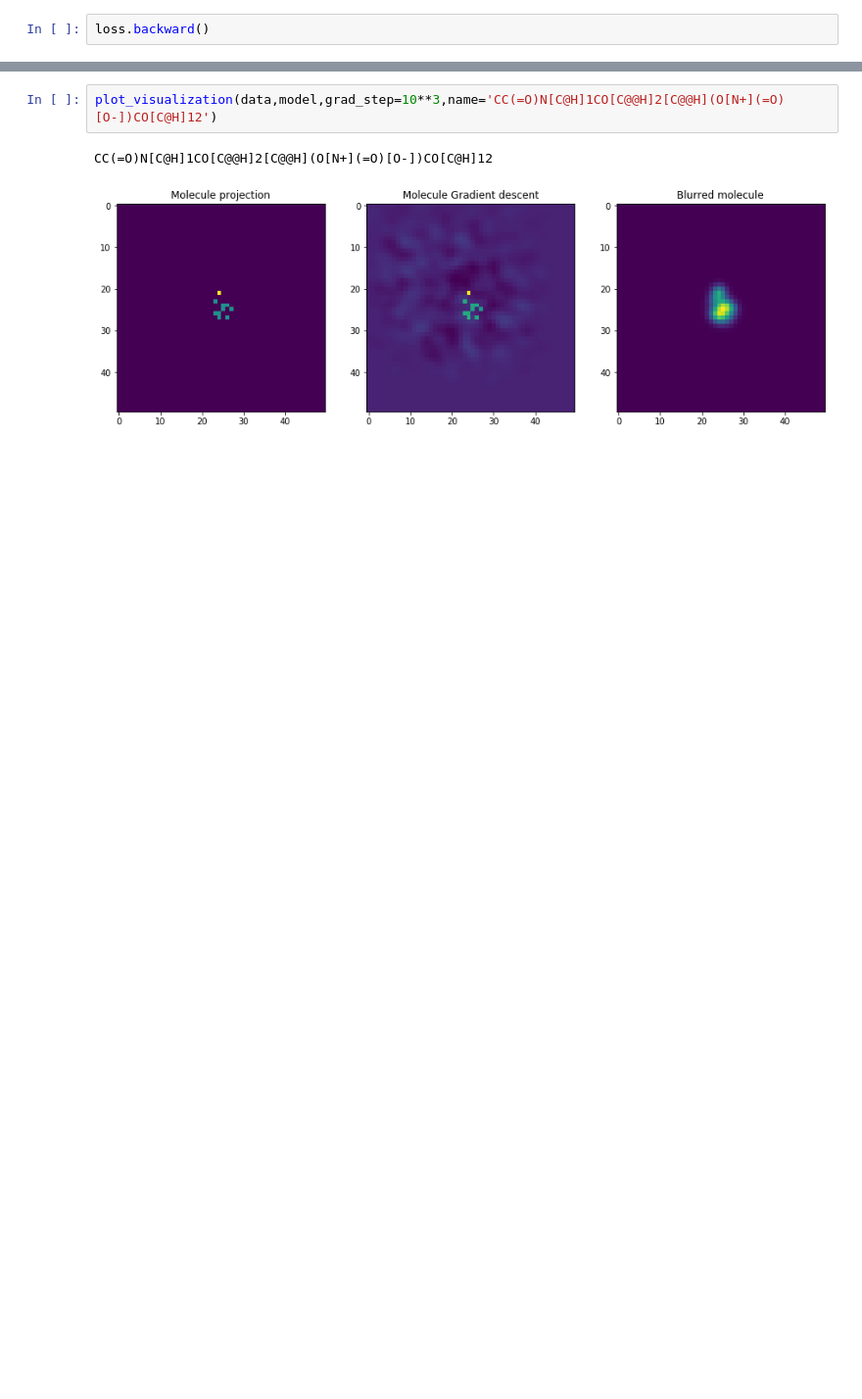
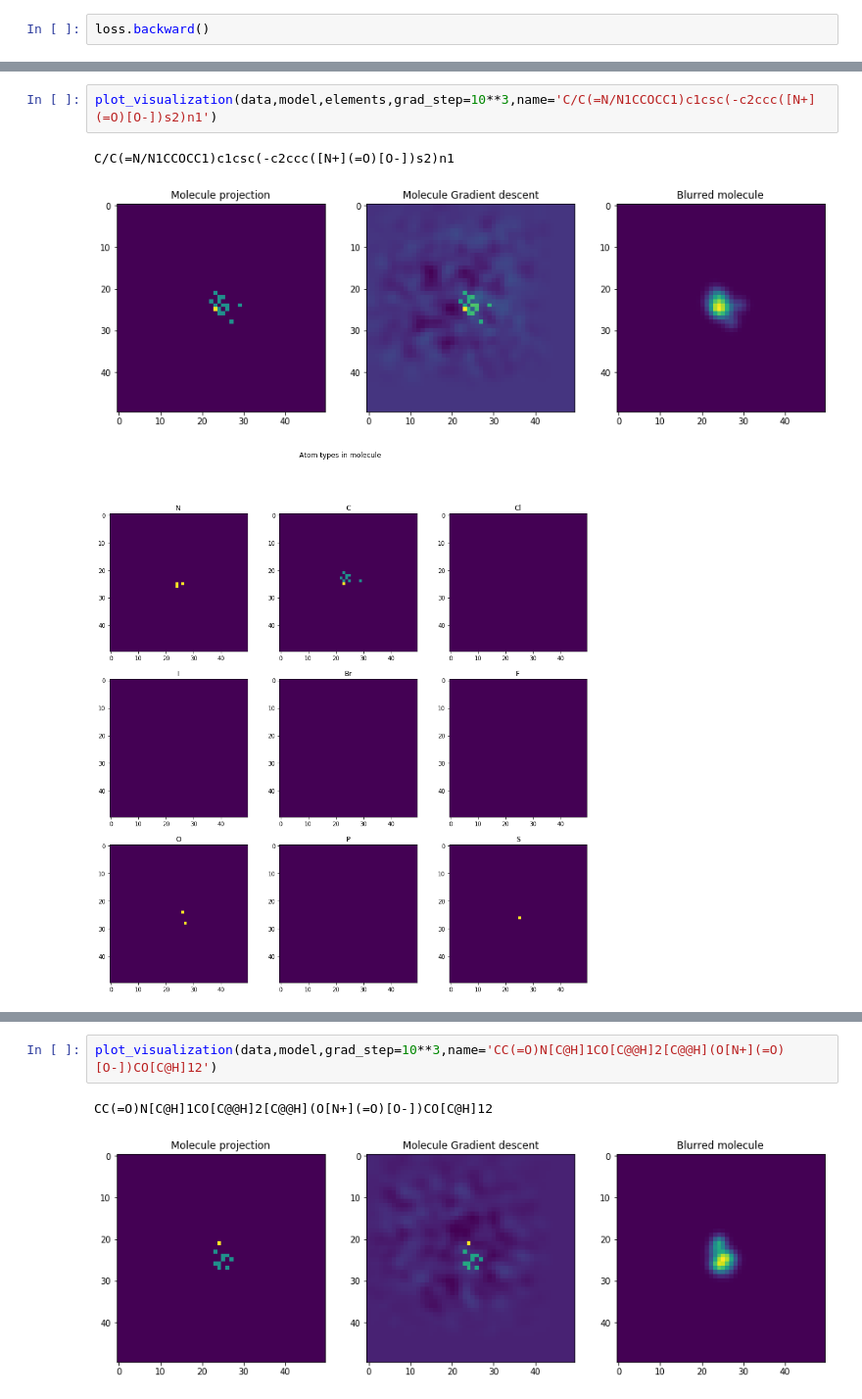
Before and after one commit to korney3/Tox21-MultiTox, a Jupyter notebook: MultiTox/Train_new_MultiTox_model.ipynb, the cells around one changed output, grey strips where cells are left out. Shown at 98% size. Cells and saved outputs as stored; diff of their text form; blank space fills up the shorter version.

```diff
--- a/MultiTox/Train_new_MultiTox_model.ipynb
+++ b/MultiTox/Train_new_MultiTox_model.ipynb
@@ -359,0 +669,6 @@ loss.backward()
+# %%
+plot_visualization(data,model,elements,grad_step=10**3,name='C/C(=N/N1CCOCC1)c1csc(-c2ccc([N+](=O)[O-])s2)n1')
+# %% [output]
+C/C(=N/N1CCOCC1)c1csc(-c2ccc([N+](=O)[O-])s2)n1
+[figure, added]
+[figure, added]
```
Also changed, not shown: parts of 21 cells of this notebook, 3 other files.
